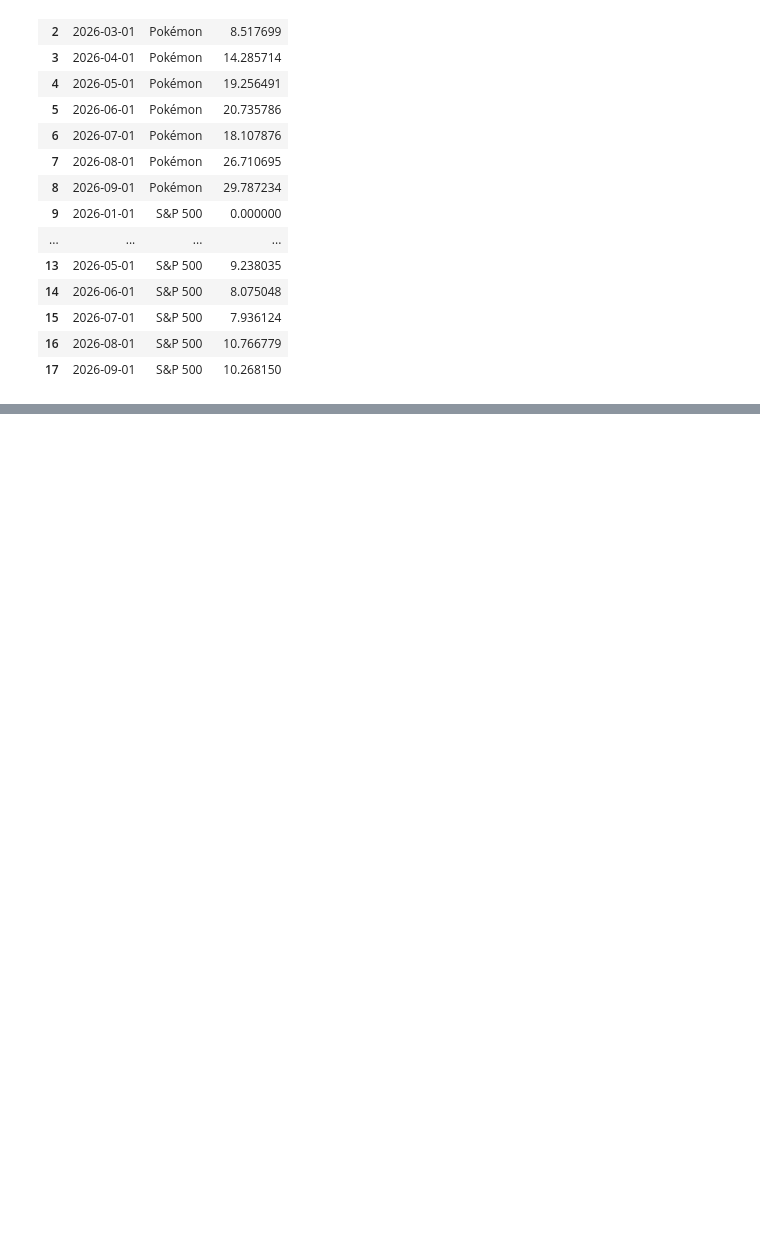
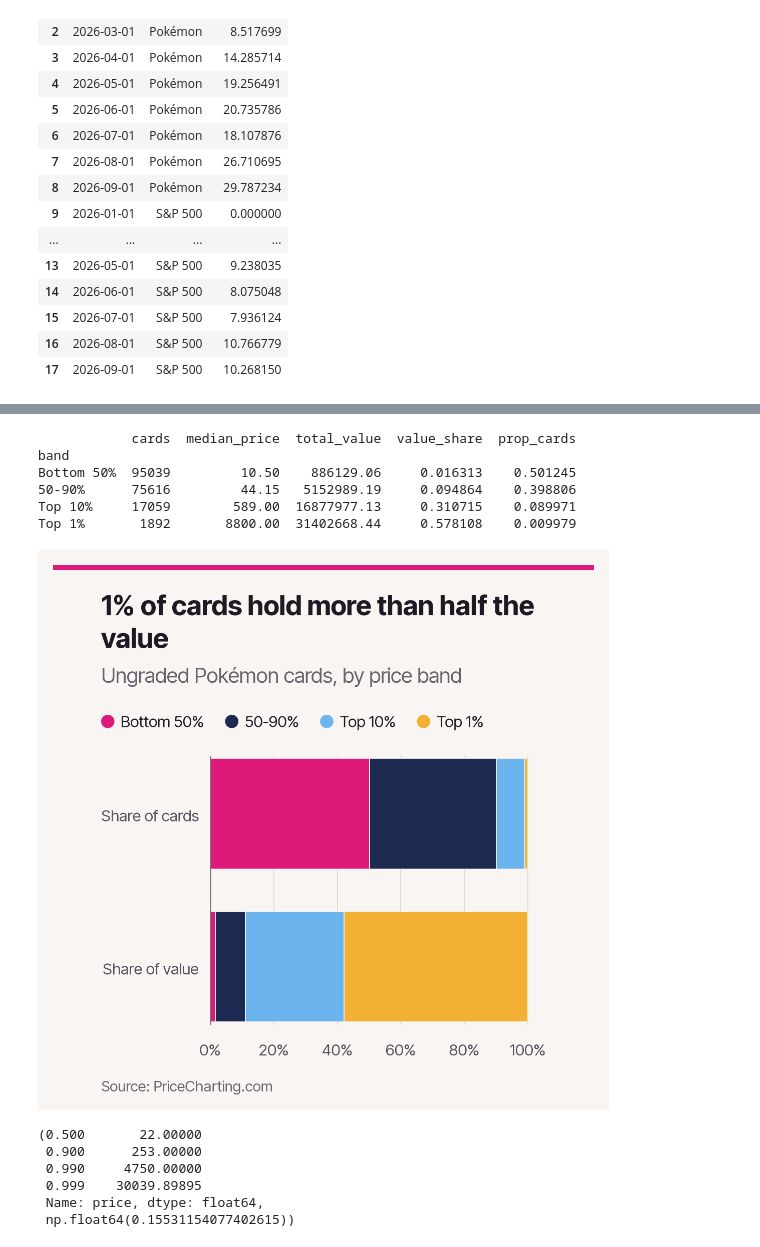
Before and after one commit to TurnerHaa/pokemon-cards, a Jupyter notebook: analysis_focused.ipynb, the cells around one changed output, grey strips where cells are left out. Drawn from its saved outputs; the diff is of its cells as text; code cells hidden in the pictures; blank space fills up the shorter version.

Commit message:
Added value bands comparison

```diff
--- a/analysis_focused.ipynb
+++ b/analysis_focused.ipynb
@@ -220,0 +195,60 @@ cg.save(fig, CHART_DIR / "SP500.png")
+# %%
+value_distribution = (
+    # latest_cards[latest_cards["grade"] == GRADE]
+    latest_cards.assign(
+        band = pd.qcut(
+            latest_cards.price,
+            q=[0, 0.50, 0.90, 0.99, 1],
+            labels=["Bottom 50%", "50-90%", "Top 10%", "Top 1%"])
+    )
+)
+
+# summary = value_distribution.groupby("band")["price"].agg(["count", "median", "sum"])
+
+summary = (
+    value_distribution.groupby("band", observed=True)
+    .agg(cards=("price", "count"), median_price = ("price", "median"), total_value=("price", "sum"))
+    .assign(value_share=lambda d: d["total_value"] / d["total_value"].sum())
+)
+
+summary["prop_cards"] = summary["cards"] / summary["cards"].sum()
+
+print(summary.head(5))
+
+chart_df = (
+    summary.reset_index()
+    .melt(id_vars="band", value_vars=["prop_cards", "value_share"],
+          var_name="bar", value_name="share")
+    .replace({"bar": {"prop_cards": "Share of cards", "value_share": "Share of value"}})
+    )
+
+
+fix, ax = cg.stacked_bar(chart_df, x="share", y="bar", group="band", normalise=True,
+                         title="1% of cards hold more than half the value",
+                         subtitle="Ungraded Pokémon cards, by price band",
+                         source=source)
+# %% [output]
+            cards  median_price  total_value  value_share  prop_cards
+band
+Bottom 50%  95039         10.50    886129.06     0.016313    0.501245
+50-90%      75616         44.15   5152989.19     0.094864    0.398806
+Top 10%     17059        589.00  16877977.13     0.310715    0.089971
+Top 1%       1892       8800.00  31402668.44     0.578108    0.009979
+[figure, added]
+# %%
+prices = latest_cards["price"]
+
+thresholds = prices.quantile([0.5, 0.9, 0.99, 0.999])
+
+thresholds
+share_under_5 = (prices < 5).mean()
+
+share_under_5
+thresholds, share_under_5
+# %% [output]
+(0.500       22.00000
+ 0.900      253.00000
+ 0.990     4750.00000
+ 0.999    30039.89895
+ Name: price, dtype: float64,
+ np.float64(0.15531154077402615))
```
Also changed, not shown: parts of 5 cells of this notebook, 1 other file.
